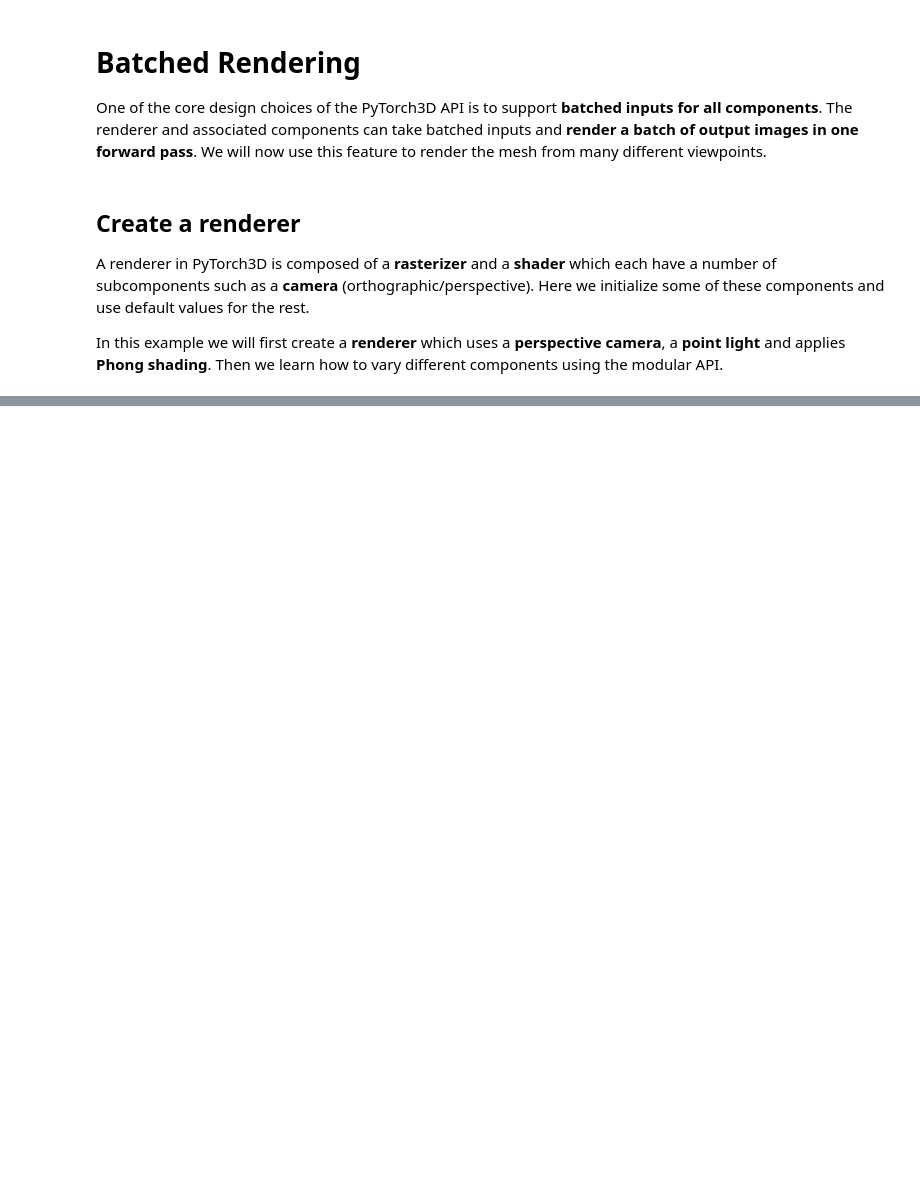
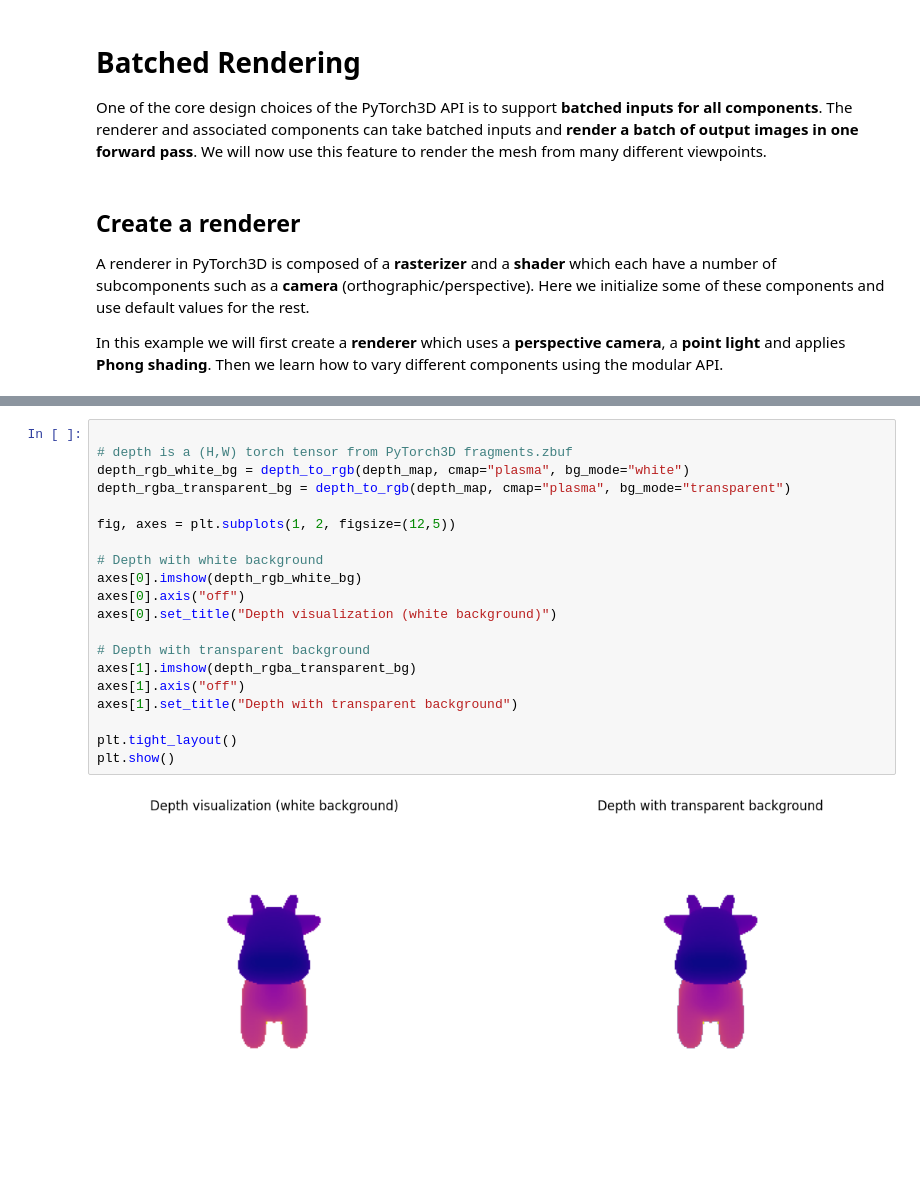
Before and after one commit to ribeiro-computer-vision/pytorch3d_rendering, a Jupyter notebook: demo_pytorch3D_rendering.ipynb, the cells around one changed output, grey strips where cells are left out. Cells and saved outputs as stored; diff of their text form; blank space fills up the shorter version.

```diff
--- a/demo_pytorch3D_rendering.ipynb
+++ b/demo_pytorch3D_rendering.ipynb
@@ -1223,0 +1282,22 @@ time: 1min 42s (started: 2025-09-26 00:10:01 +00:00)
+# %%
+
+# depth is a (H,W) torch tensor from PyTorch3D fragments.zbuf
+depth_rgb_white_bg = depth_to_rgb(depth_map, cmap="plasma", bg_mode="white")
+depth_rgba_transparent_bg = depth_to_rgb(depth_map, cmap="plasma", bg_mode="transparent")
+
+fig, axes = plt.subplots(1, 2, figsize=(12,5))
+
+# Depth with white background
+axes[0].imshow(depth_rgb_white_bg)
+axes[0].axis("off")
+axes[0].set_title("Depth visualization (white background)")
+
+# Depth with transparent background
+axes[1].imshow(depth_rgba_transparent_bg)
+axes[1].axis("off")
+axes[1].set_title("Depth with transparent background")
+
+plt.tight_layout()
+plt.show()
+# %% [output]
+[figure, added]
```
Also changed, not shown: parts of 39 cells of this notebook.
